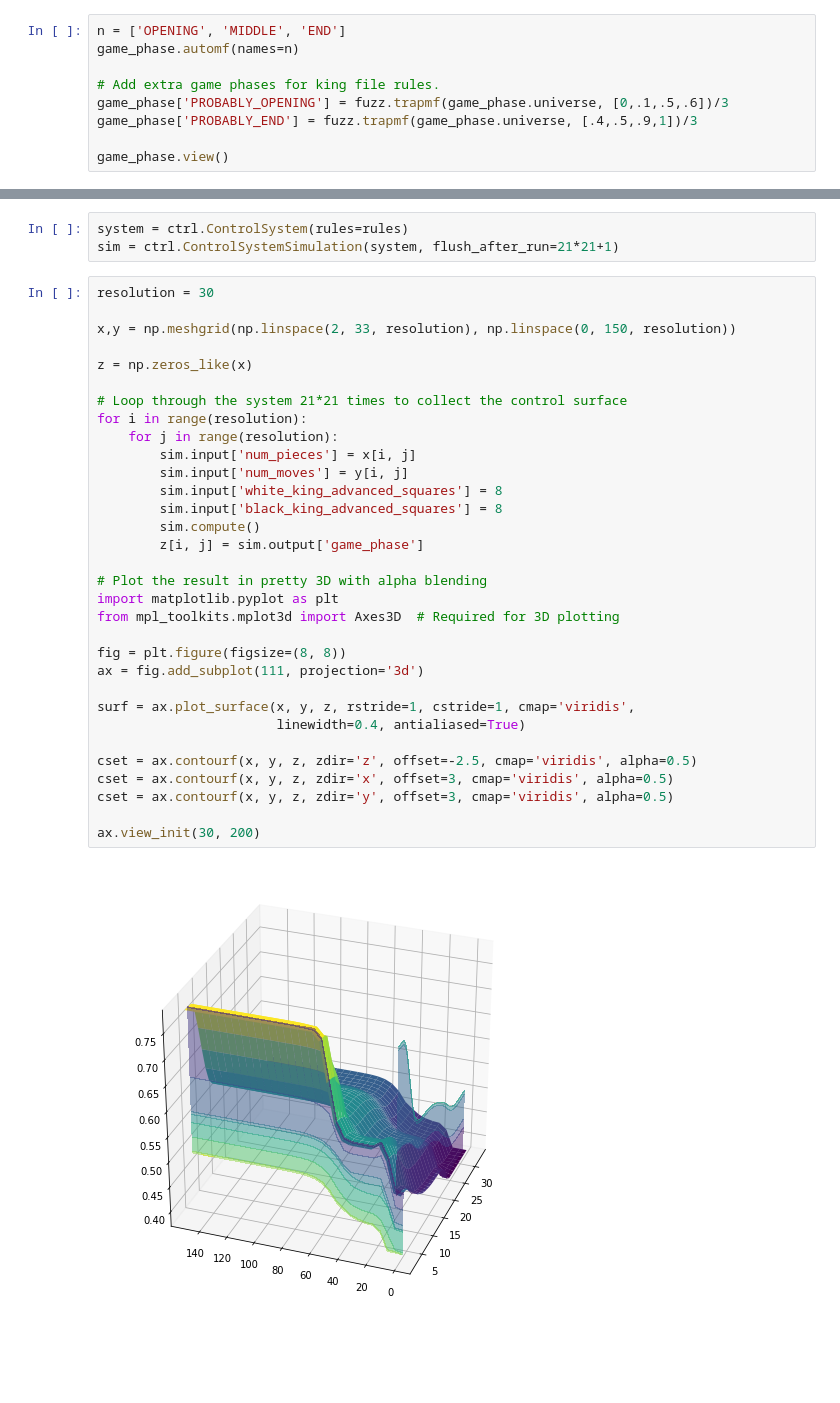
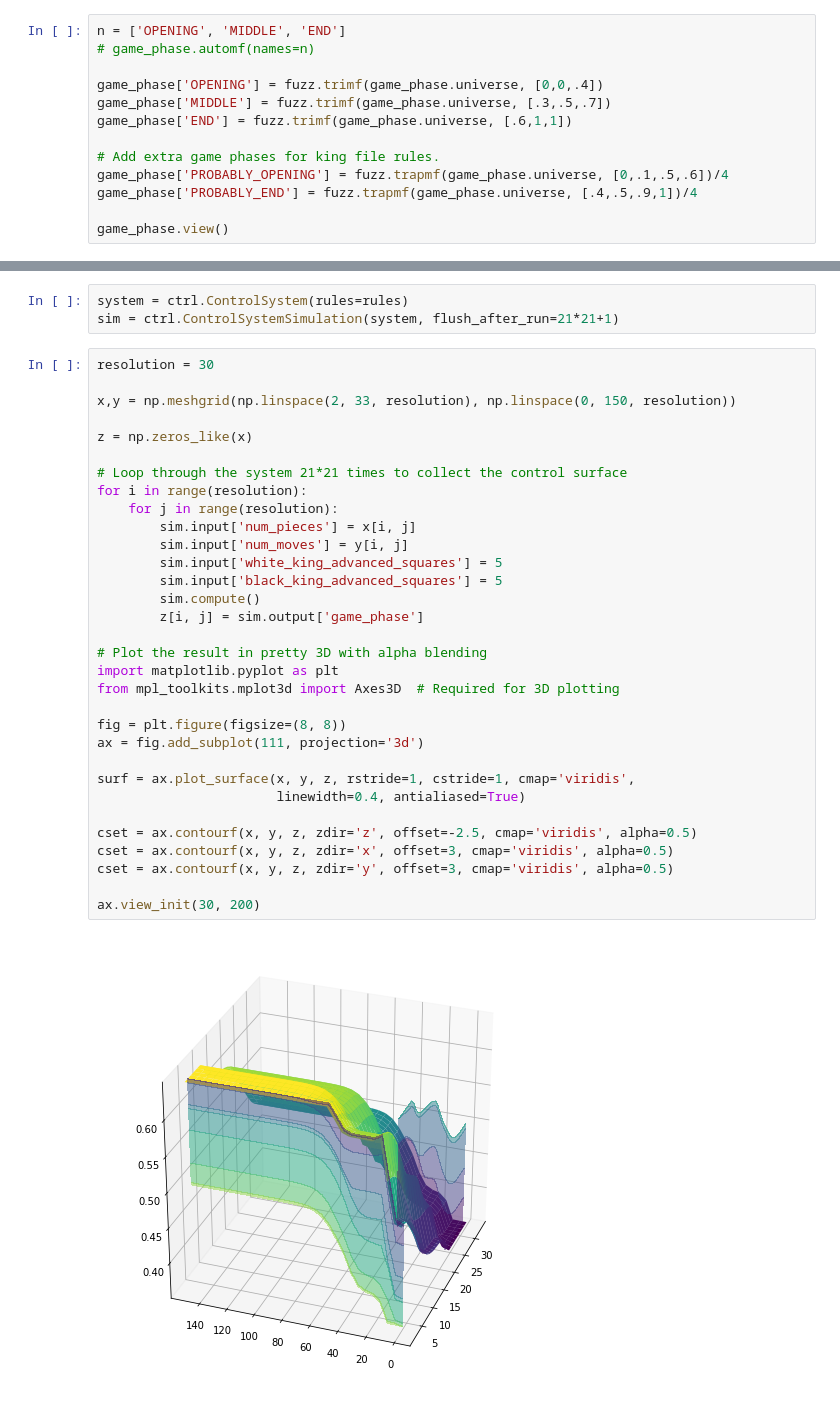
Before and after one commit to DaveFerBear/chess_ai, a Jupyter notebook: notebooks/FuzzyExperiments.ipynb, the cells around one changed output, grey strips where cells are left out. Drawn from its saved outputs; the diff is of its cells as text; blank space fills up the shorter version.

```diff
--- a/notebooks/FuzzyExperiments.ipynb
+++ b/notebooks/FuzzyExperiments.ipynb
@@ -53,11 +53,15 @@ white_king_advanced_squares.view()
 [figure]
 # %%
 n = ['OPENING', 'MIDDLE', 'END']
-game_phase.automf(names=n)
+# game_phase.automf(names=n)
+
+game_phase['OPENING'] = fuzz.trimf(game_phase.universe, [0,0,.4])
+game_phase['MIDDLE'] = fuzz.trimf(game_phase.universe, [.3,.5,.7])
+game_phase['END'] = fuzz.trimf(game_phase.universe, [.6,1,1])
 
 # Add extra game phases for king file rules.
-game_phase['PROBABLY_OPENING'] = fuzz.trapmf(game_phase.universe, [0,.1,.5,.6])/3
-game_phase['PROBABLY_END'] = fuzz.trapmf(game_phase.universe, [.4,.5,.9,1])/3
+game_phase['PROBABLY_OPENING'] = fuzz.trapmf(game_phase.universe, [0,.1,.5,.6])/4
+game_phase['PROBABLY_END'] = fuzz.trapmf(game_phase.universe, [.4,.5,.9,1])/4
 
 game_phase.view()
 # %% [output]
@@ -103,33 +107,33 @@ sim = ctrl.ControlSystemSimulation(system, flush_after_run=21*21+1)
 resolution = 30
 
 x,y = np.meshgrid(np.linspace(2, 33, resolution), np.linspace(0, 150, resolution))
 
 z = np.zeros_like(x)
 
 # Loop through the system 21*21 times to collect the control surface
 for i in range(resolution):
     for j in range(resolution):
         sim.input['num_pieces'] = x[i, j]
         sim.input['num_moves'] = y[i, j]
-        sim.input['white_king_advanced_squares'] = 8
-        sim.input['black_king_advanced_squares'] = 8
+        sim.input['white_king_advanced_squares'] = 5
+        sim.input['black_king_advanced_squares'] = 5
         sim.compute()
         z[i, j] = sim.output['game_phase']
 
 # Plot the result in pretty 3D with alpha blending
 import matplotlib.pyplot as plt
 from mpl_toolkits.mplot3d import Axes3D  # Required for 3D plotting
 
 fig = plt.figure(figsize=(8, 8))
 ax = fig.add_subplot(111, projection='3d')
 
 surf = ax.plot_surface(x, y, z, rstride=1, cstride=1, cmap='viridis',
                        linewidth=0.4, antialiased=True)
 
 cset = ax.contourf(x, y, z, zdir='z', offset=-2.5, cmap='viridis', alpha=0.5)
 cset = ax.contourf(x, y, z, zdir='x', offset=3, cmap='viridis', alpha=0.5)
 cset = ax.contourf(x, y, z, zdir='y', offset=3, cmap='viridis', alpha=0.5)
 
 ax.view_init(30, 200)
 # %% [output]
-[figure, old version]
+[figure, new version]
```
Also changed, not shown: parts of 1 cell of this notebook, 2 other files.
